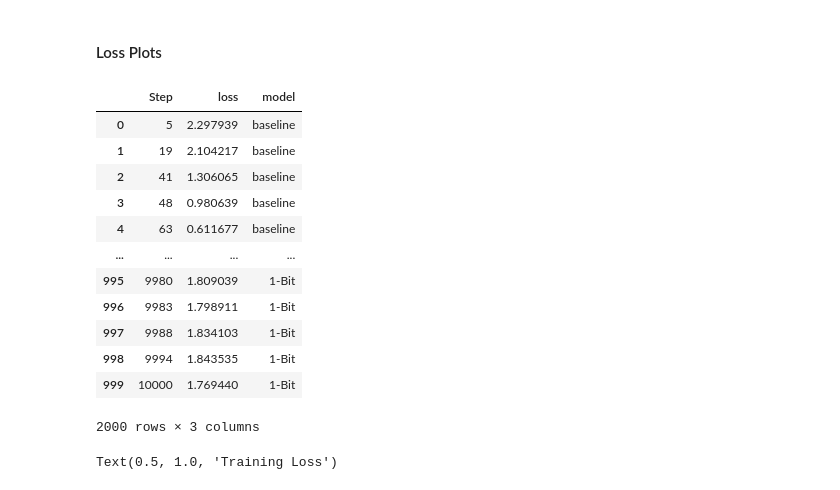
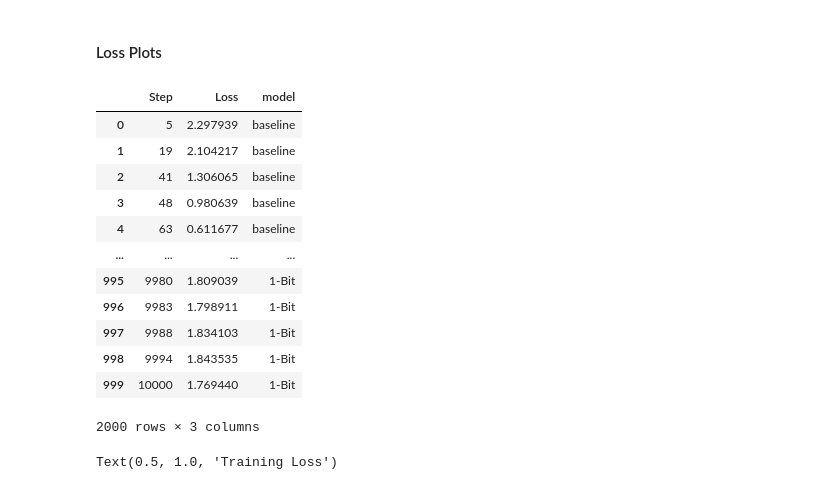
Before and after one commit to Vincent-La/ViT-CMSC472, a Jupyter notebook: plots.ipynb, the cells around one changed output. Drawn from its saved outputs; the diff is of its cells as text; code cells hidden in the pictures.

```diff
--- a/plots.ipynb
+++ b/plots.ipynb
@@ -15,15 +15,15 @@ import matplotlib.pyplot as plt
 # %% [markdown]
 #### Loss Plots
 # %%
-df_baselineloss = pd.read_csv(os.path.join('training_output', 'loss', 'baseline.csv')).drop('Wall time', axis=1).rename({'Value': 'loss'}, axis = 1)
+df_baselineloss = pd.read_csv(os.path.join('training_output', 'loss', 'baseline.csv')).drop('Wall time', axis=1).rename({'Value': 'Loss'}, axis = 1)
 df_baselineloss['model'] = 'baseline'
-df_config1loss = pd.read_csv(os.path.join('training_output', 'loss', 'config1.csv')).drop('Wall time', axis=1).rename({'Value': 'loss'}, axis = 1)
+df_config1loss = pd.read_csv(os.path.join('training_output', 'loss', 'config1.csv')).drop('Wall time', axis=1).rename({'Value': 'Loss'}, axis = 1)
 df_config1loss['model'] = '1-Bit'
 
 df_loss = pd.concat([df_baselineloss, df_config1loss])
 df_loss
 # %% [output]
-|  | Step | loss | model |
+|  | Step | Loss | model |
 | 0 | 5 | 2.297939 | baseline |
 | 1 | 19 | 2.104217 | baseline |
 | 2 | 41 | 1.306065 | baseline |
```
Also changed, not shown: parts of 7 cells of this notebook.
